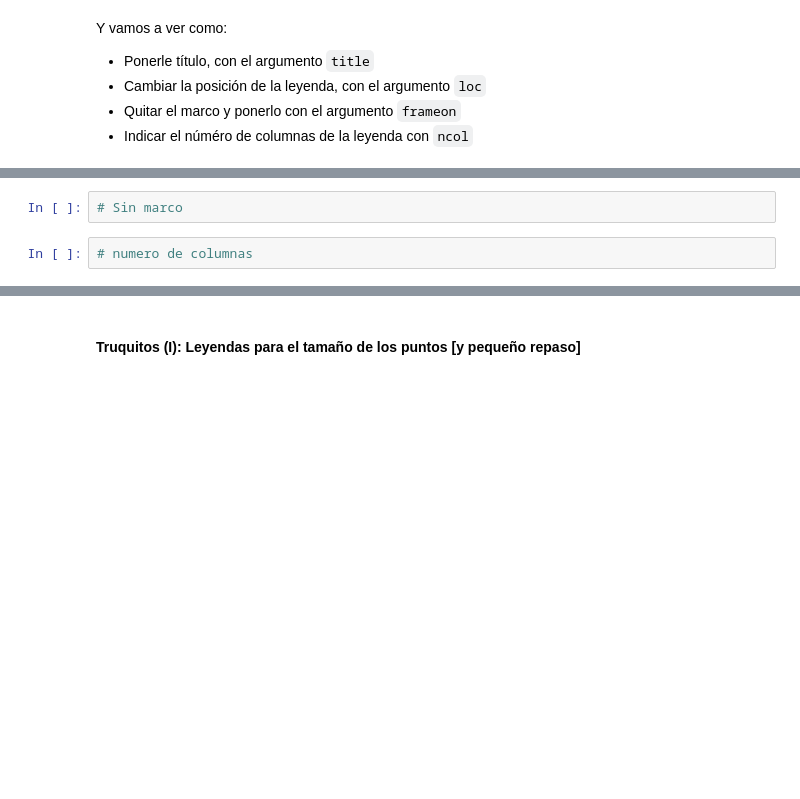
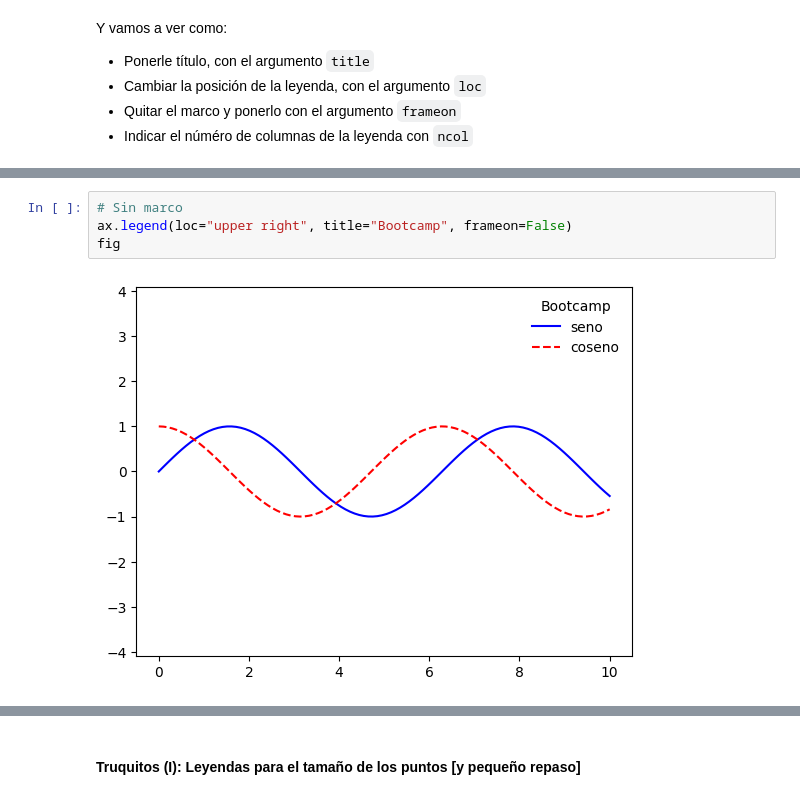
Before and after one commit to csanchosahun/DS-Online-Carlos-Sancho, a Jupyter notebook: 03_Data_Analysis/Sprint_08/Unidad_01_Visualizacion_Basica_Matplotlib/01_Workout/07_Elementos_de_Apoyo.ipynb, the cells around one changed output, grey strips where cells are left out. Drawn from its saved outputs; the diff is of its cells as text; blank space fills up the shorter version.

```diff
--- a/03_Data_Analysis/Sprint_08/Unidad_01_Visualizacion_Basica_Matplotlib/01_Workout/07_Elementos_de_Apoyo.ipynb
+++ b/03_Data_Analysis/Sprint_08/Unidad_01_Visualizacion_Basica_Matplotlib/01_Workout/07_Elementos_de_Apoyo.ipynb
@@ -25,4 +45,6 @@ Y vamos a ver como:
-# %%
-# Sin marco
-# %%
-# numero de columnas
+# %%
+# Sin marco
+ax.legend(loc="upper right", title="Bootcamp", frameon=False)
+fig
+# %% [output]
+[figure, added]
```
Also changed, not shown: parts of 18 cells of this notebook.
